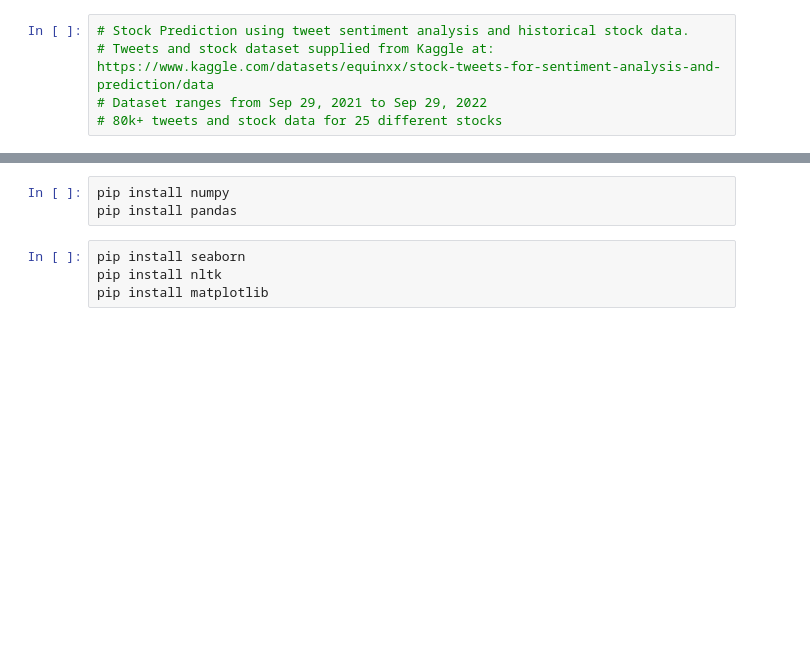
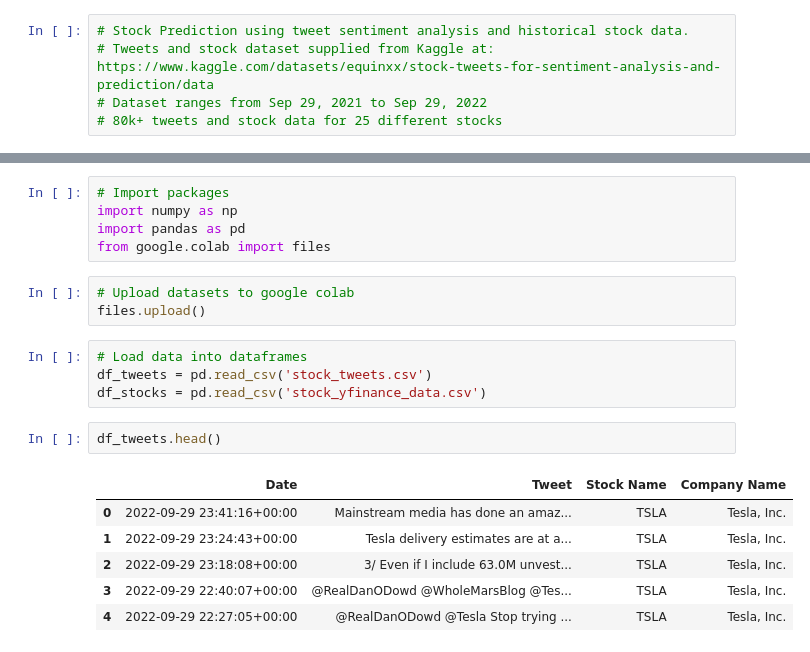
Before and after one commit to KWagnerCS/StockPredictor, a Jupyter notebook: StockPredictor.ipynb, the cells around one changed output, grey strips where cells are left out. Saved outputs shown, nothing was run; the diff lists cells and outputs as text; blank space fills up the shorter version.

```diff
--- a/StockPredictor.ipynb
+++ b/StockPredictor.ipynb
@@ -17,7 +8,21 @@ SyntaxError: invalid syntax (4181609339.py, line 1)
-# %%
-pip install numpy
-pip install pandas
-# %%
-pip install seaborn
-pip install nltk
-pip install matplotlib
+# %%
+# Import packages
+import numpy as np
+import pandas as pd
+from google.colab import files
+# %%
+# Upload datasets to google colab
+files.upload()
+# %%
+# Load data into dataframes
+df_tweets = pd.read_csv('stock_tweets.csv')
+df_stocks = pd.read_csv('stock_yfinance_data.csv')
+# %%
+df_tweets.head()
+# %% [output]
+|  | Date | Tweet | Stock Name | Company Name |
+| 0 | 2022-09-29 23:41:16+00:00 | Mainstream media has done an amaz... | TSLA | Tesla, Inc. |
+| 1 | 2022-09-29 23:24:43+00:00 | Tesla delivery estimates are at a... | TSLA | Tesla, Inc. |
+| 2 | 2022-09-29 23:18:08+00:00 | 3/ Even if I include 63.0M unvest... | TSLA | Tesla, Inc. |
+| 3 | 2022-09-29 22:40:07+00:00 | @RealDanODowd @WholeMarsBlog @Tes... | TSLA | Tesla, Inc. |
+| 4 | 2022-09-29 22:27:05+00:00 | @RealDanODowd @Tesla Stop trying ... | TSLA | Tesla, Inc. |
```
Also changed, not shown: parts of 11 cells of this notebook.
